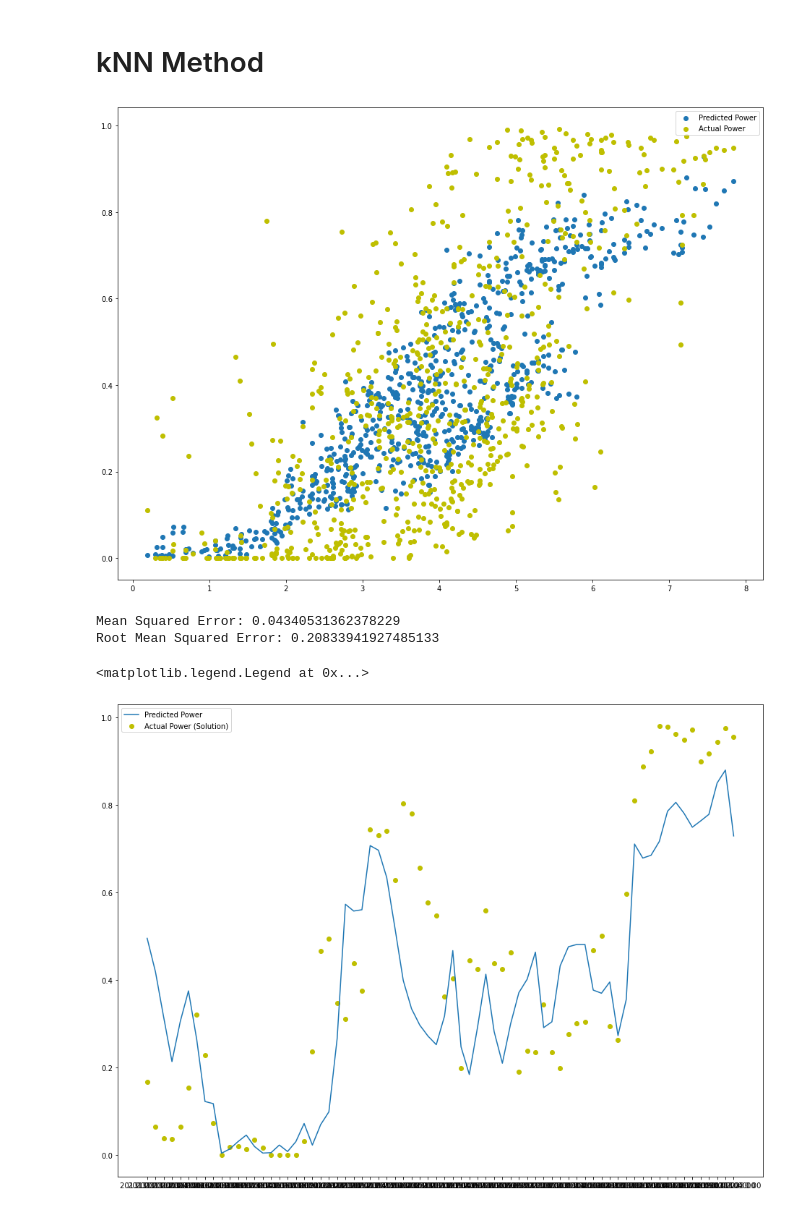
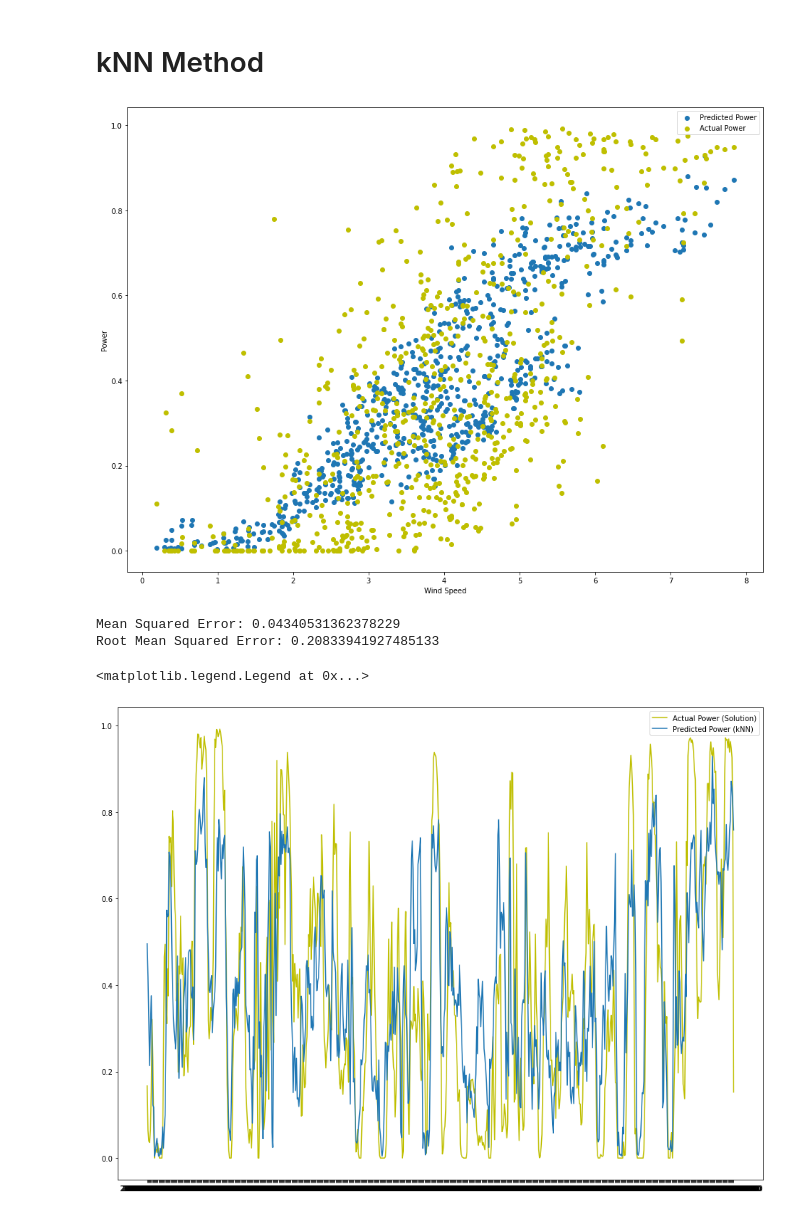
Before and after one commit to andreasdyve/IN5410-assignment2, a Jupyter notebook: Task 1.ipynb, the cells around one changed output. Saved outputs shown, nothing was run; the diff lists cells and outputs as text; code cells hidden in the pictures.

```diff
--- a/Task 1.ipynb
+++ b/Task 1.ipynb
@@ -196,6 +197,8 @@ plt.scatter(x, y, label = 'Actual Power', color = 'y')
 #plt.plot(x, y_test, label = 'Actual Power')
 plt.legend()
 plt.rcParams['figure.figsize'] = [16, 12]
+plt.ylabel('Power')
+plt.xlabel('Wind Speed')
 plt.show()
 
 from sklearn.metrics import mean_squared_error
@@ -206,38 +209,38 @@ print("Mean Squared Error:",mse)
 rmse = math.sqrt(mse)
 print("Root Mean Squared Error:", rmse)
 
-#from sklearn.metrics import classification_report, confusion_matrix
-#print(confusion_matrix(y_test, y_pred))
-#print(classification_report(y_test, y_pred))
+np.savetxt("ForecastTemplate1-kNN.csv", y_pred, delimiter=",")
 # %% [output]
-[figure, old version]
+[figure, new version]
 Mean Squared Error: 0.04340531362378229
 Root Mean Squared Error: 0.20833941927485133
 # %%
-x1 = WFI_1.iloc[0:72]['TIMESTAMP']
-y = WFI_1.iloc[0:72]['POWER']
-y_2 = y_pred[0:72]
-plt.scatter(x1, y, label = 'Actual Power (Solution)', color = 'y')
-plt.plot(x1, y_2, label = 'Predicted Power')
+x1 = WFI_1.iloc[0:720]['TIMESTAMP']
+y = WFI_1.iloc[0:720]['POWER']
+y_2 = y_pred[0:720]
+plt.plot(x1, y, label = 'Actual Power (Solution)', color = 'y')
+plt.plot(x1, y_2, label = 'Predicted Power (kNN)')
+plt.ylabel('Power')
+plt.xlabel('Time')
 plt.legend()
 
 
 
 
 #error = []
 
 # Calculating error for K values between 1 and 40
 #for i in range(1, 100):
 #    knn = KNeighborsRegressor(n_neighbors=i)
 #    knn.fit(X_train, y_train)
 #    pred_i = knn.predict(X_test)
 #    error.append(np.mean(pred_i != y_test))
 
 #plt.figure(figsize=(12, 6))
 #plt.plot(range(1, 100), error, color='red', linestyle='dashed', marker='o',markerfacecolor='blue', markersize=10)
 #plt.title('Error Rate K Value')
 #plt.xlabel('K Value')
 #plt.ylabel('Mean Error')
 # %% [output]
 <matplotlib.legend.Legend at 0x...>
-[figure, old version]
+[figure, new version]
```
Also changed, not shown: parts of 9 cells of this notebook, 3 other files.
